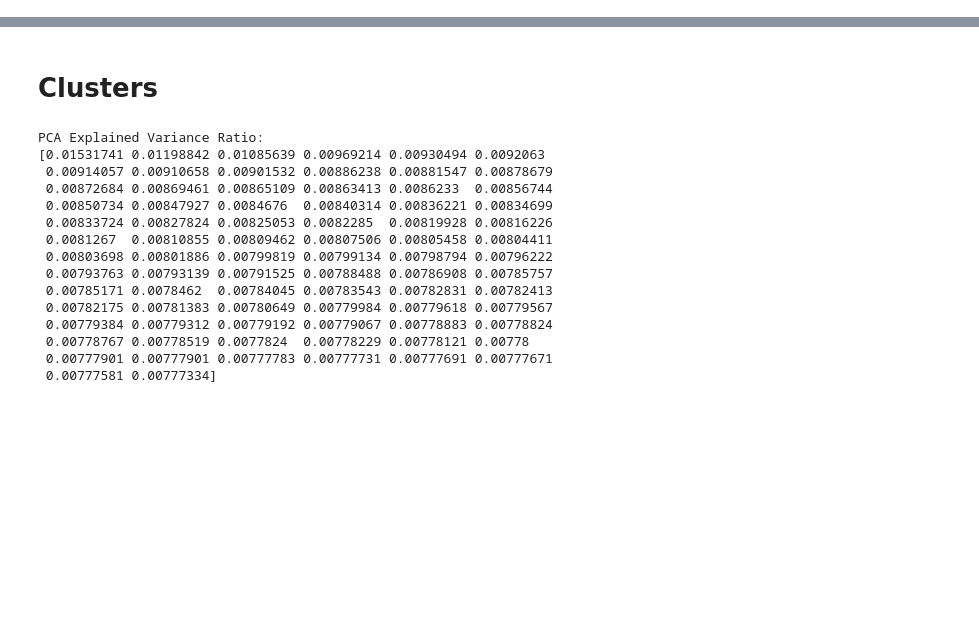
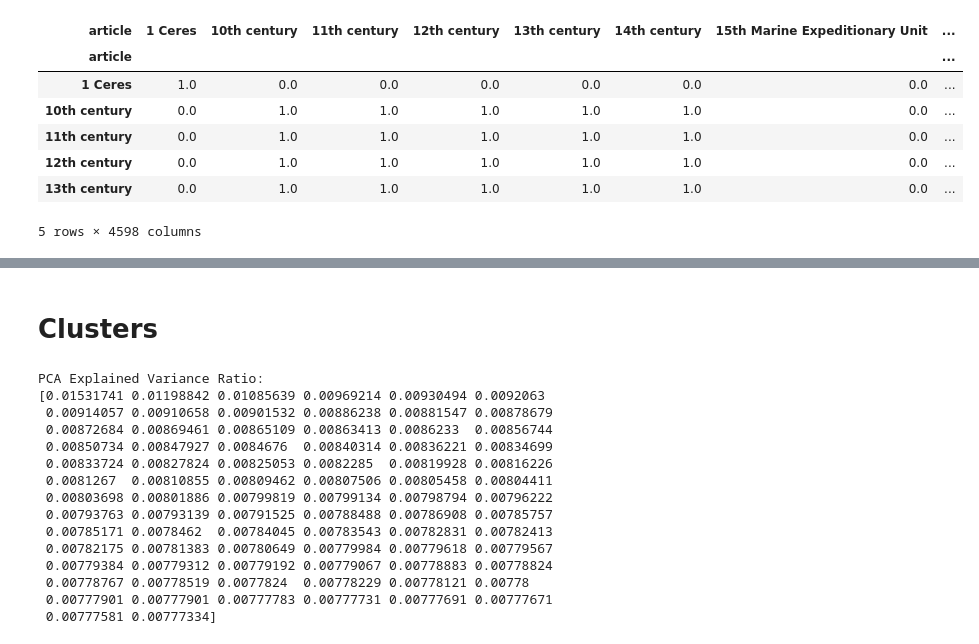
Before and after one commit to epfl-ada/ada-2024-project-the5outliers, a Jupyter notebook: categories_corelations.ipynb, the cells around one changed output, grey strips where cells are left out. Cells and saved outputs as stored; diff of their text form; code cells hidden in the pictures; blank space fills up the shorter version.

```diff
--- a/categories_corelations.ipynb
+++ b/categories_corelations.ipynb
@@ -116,3 +18,24 @@ article
+# %%
+# combien de poids est donne a chaque categorie et est ce que toutes les categories sint prises en compte
+
+# Assign Weights
+level_weights = {
+    'level_1': 1,
+    'level_2': 2,
+    'level_3': 3
+}
+
+similarity_matrix = calculate_weighted_jaccard_similarity(categories,level_weights)
+similarity_matrix.head()
+# %% [output]
+| article | 1 Ceres | 10th century | 11th century | 12th century | 13th century | 14th century | 15th Marine Expeditionary Unit | ... |
+| article |  |  |  |  |  |  |  | ... |
+| 1 Ceres | 1.0 | 0.0 | 0.0 | 0.0 | 0.0 | 0.0 | 0.0 | ... |
+| 10th century | 0.0 | 1.0 | 1.0 | 1.0 | 1.0 | 1.0 | 0.0 | ... |
+| 11th century | 0.0 | 1.0 | 1.0 | 1.0 | 1.0 | 1.0 | 0.0 | ... |
+| 12th century | 0.0 | 1.0 | 1.0 | 1.0 | 1.0 | 1.0 | 0.0 | ... |
+| 13th century | 0.0 | 1.0 | 1.0 | 1.0 | 1.0 | 1.0 | 0.0 | ... |
+5 rows × 4598 columns
 # %%
 fig = plt.figure(figsize=(12, 8))
 ax = fig.add_subplot(111)
```
Also changed, not shown: parts of 4 cells of this notebook, 2 other files.
